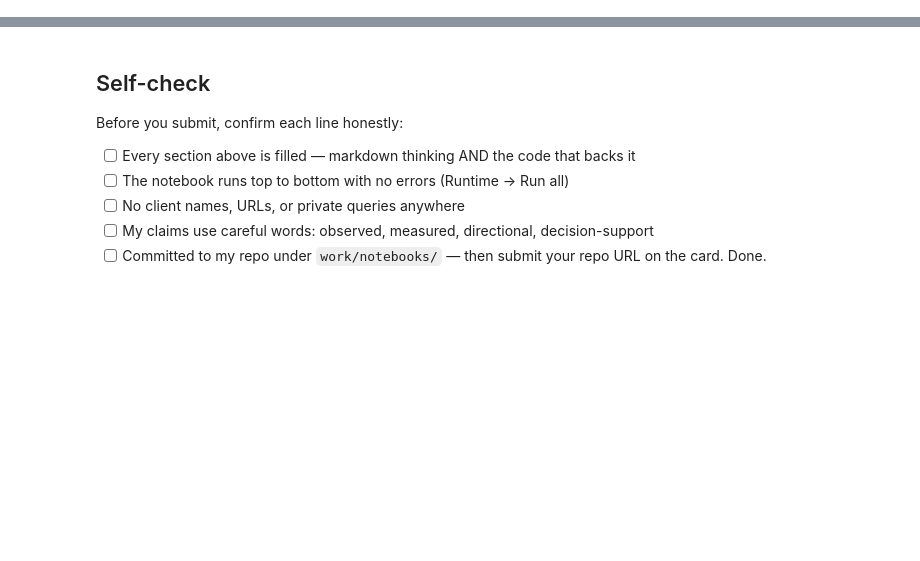
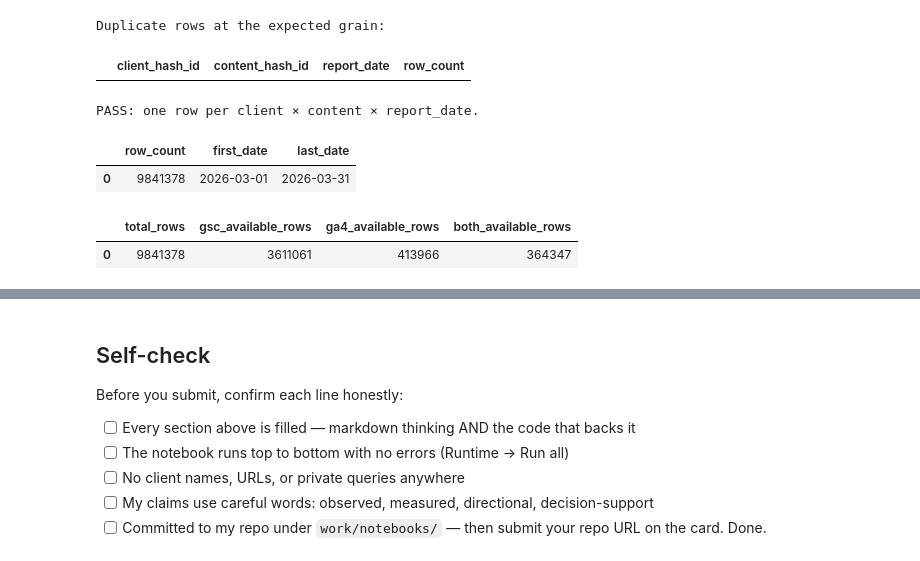
Before and after one commit to krithi-ks/flyrankAI-ML, a Jupyter notebook: work/notebooks/w03_data_contract.ipynb, the cells around one changed output, grey strips where cells are left out. Saved outputs shown, nothing was run; the diff lists cells and outputs as text; code cells hidden in the pictures; blank space fills up the shorter version.

```diff
--- a/work/notebooks/w03_data_contract.ipynb
+++ b/work/notebooks/w03_data_contract.ipynb
@@ -12,0 +166,75 @@ This skeleton is yours to fill. Work the sections **in order** — each one has
+# %%
+# This cell is for CODE (numbers, a query, a check).
+# Write your text answer in the cell ABOVE this one — typing sentences here breaks Run All.
+
+# Query 1 — Verify the grain
+# Expected grain: one row per client × content × report date.
+
+grain_check = con.sql(f"""
+    SELECT
+        client_hash_id,
+        content_hash_id,
+        report_date,
+        COUNT(*) AS row_count
+    FROM {PERFORMANCE}
+    GROUP BY
+        client_hash_id,
+        content_hash_id,
+        report_date
+    HAVING COUNT(*) > 1
+    LIMIT 5
+""").df()
+
+print("Duplicate rows at the expected grain:")
+display(grain_check)
+
+if len(grain_check) == 0:
+    print("PASS: one row per client × content × report_date.")
+else:
+    print("CHECK REQUIRED: duplicate grain detected.")
+
+# Query 2 — Verify row count and date span for March 2026
+
+count_window = con.sql(f"""
+    SELECT
+        COUNT(*) AS row_count,
+        MIN(report_date) AS first_date,
+        MAX(report_date) AS last_date
+    FROM {PERFORMANCE}
+""").df()
+
+display(count_window)
+
+# Query 3 — Verify data availability.
+# IS TRUE is intentional: FALSE means the source was not available,
+# not that the metric was genuinely zero.
+
+availability_check = con.sql(f"""
+    SELECT
+        COUNT(*) AS total_rows,
+
+        COUNT(*) FILTER (
+            WHERE gsc_data_available IS TRUE
+        ) AS gsc_available_rows,
+
+        COUNT(*) FILTER (
+            WHERE ga4_data_available IS TRUE
+        ) AS ga4_available_rows,
+
+        COUNT(*) FILTER (
+            WHERE gsc_data_available IS TRUE
+              AND ga4_data_available IS TRUE
+        ) AS both_available_rows
+
+    FROM {PERFORMANCE}
+""").df()
+
+display(availability_check)
+# %% [output]
+Duplicate rows at the expected grain:
+|  | client_hash_id | content_hash_id | report_date | row_count |
+PASS: one row per client × content × report_date.
+|  | row_count | first_date | last_date |
+| 0 | 9841378 | 2026-03-01 | 2026-03-31 |
+|  | total_rows | gsc_available_rows | ga4_available_rows | both_available_rows |
+| 0 | 9841378 | 3611061 | 413966 | 364347 |
```
Also changed, not shown: parts of 17 cells of this notebook.
